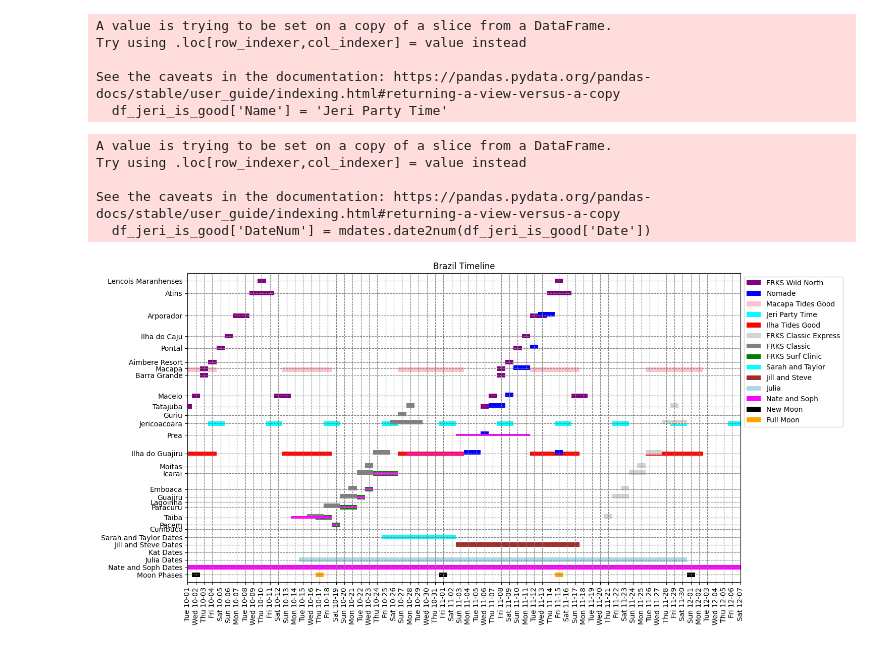
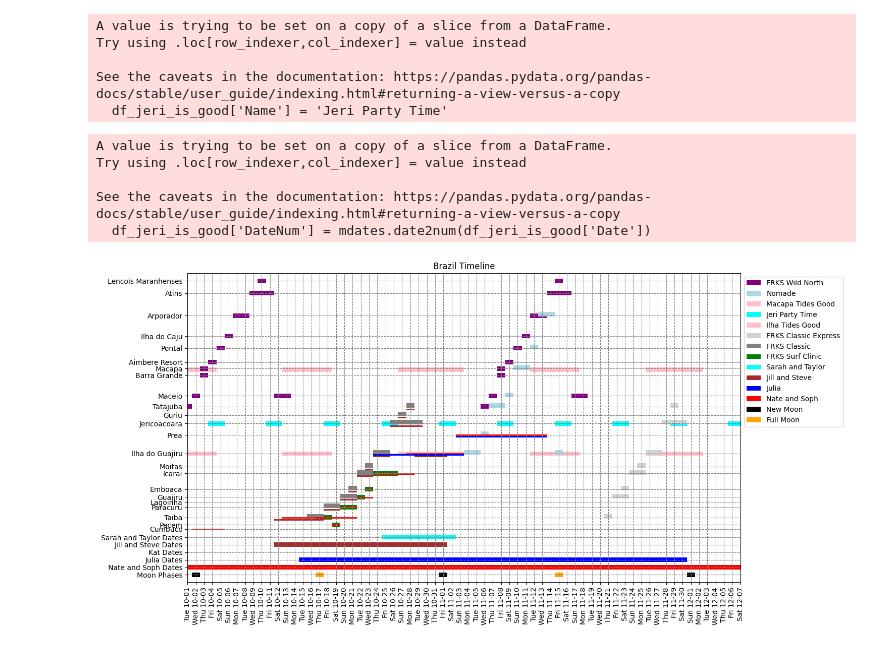
Before and after one commit to natecostello/brazil-timeline-2024, a Jupyter notebook: timeline.ipynb, the cells around one changed output. Saved outputs shown, nothing was run; the diff lists cells and outputs as text; code cells hidden in the pictures.

```diff
--- a/timeline.ipynb
+++ b/timeline.ipynb
@@ -31,6 +31,8 @@ df_nov_nomad = pd.read_csv(StringIO(data.nov_nomade_csv), parse_dates=['Date'])
 # %%
 # prep itenary data
 df_nate_and_soph_itinerary = pd.read_csv(StringIO(data.nate_and_soph_itin_csv), parse_dates=['Date'])
+df_julia_itinerary = pd.read_csv(StringIO(data.julia_itin_csv), parse_dates=['Date'])
+df_jill_and_steve_itinerary = pd.read_csv(StringIO(data.jill_and_steve_itin_csv), parse_dates=['Date'])
 # %%
 # copy df_fortaleza_high_tide to df_ilha_do_guajiru_high_tide
 df_ilha_do_guajiru_high_tide = df_fortaleza_high_tide.copy()
@@ -76,6 +78,8 @@ df_jeri_is_good['DateNum'] = mdates.date2num(df_jeri_is_good['Date'])
 df_macapa_is_good['DateNum'] = mdates.date2num(df_macapa_is_good['Date'])
 df_nov_nomad['DateNum'] = mdates.date2num(df_nov_nomad['Date'])
 df_nate_and_soph_itinerary['DateNum'] = mdates.date2num(df_nate_and_soph_itinerary['Date'])
+df_julia_itinerary['DateNum'] = mdates.date2num(df_julia_itinerary['Date'])
+df_jill_and_steve_itinerary['DateNum'] = mdates.date2num(df_jill_and_steve_itinerary['Date'])
 
 # Assuming a fixed duration for visualization, adjusted to start half a day earlier
 duration = 1  # Duration of one day
@@ -171,22 +175,33 @@ for _, row in df_nate_and_soph_itinerary.iterrows():
     start_date = mdates.date2num(row['Date']) - half_day  # Adjust start date to half a day earlier
     nate_and_soph_itinerary_dates.append((start_date, duration))
 
+# Prepare data for plotting Julia itinerary
+julia_itinerary_dates = []
+for _, row in df_julia_itinerary.iterrows():
+    start_date = mdates.date2num(row['Date']) - half_day  # Adjust start date to half a day earlier
+    julia_itinerary_dates.append((start_date, duration))
+
+# Prepare data for plotting Jill and Steve itinerary
+jill_and_steve_itinerary_dates = []
+for _, row in df_jill_and_steve_itinerary.iterrows():
+    start_date = mdates.date2num(row['Date']) - half_day  # Adjust start date to half a day earlier
+    jill_and_steve_itinerary_dates.append((start_date, duration))
 
 # Plotting
 fig, ax = plt.subplots(figsize=(15, 15*data.factor))
 colors = {'New Moon': 'black',
           'Full Moon': 'orange',
-          'Nate and Soph': 'magenta',
-          'Julia': 'lightblue',
+          'Nate and Soph': 'red',
+          'Julia': 'blue',
           'Jill and Steve': 'brown',
           'Sarah and Taylor': 'aqua',
           'Surf Camp': 'green',
-          'Ilha is Good': 'red',
+          'Ilha is Good': 'pink',
           'Oct Wild North': 'purple',
           'Oct Classic': 'grey',
           'Nov Classic Express': 'lightgrey',
           'Jeri is Good': 'cyan',
-          'Nomade': 'blue',
+          'Nomade': 'lightblue',
           'Macapa is Good': 'pink'}
 
 width = 3#*data.factor
@@ -271,7 +286,23 @@ df_nate_and_soph_itinerary['LocationNum'] = df_nate_and_soph_itinerary['Location
 # Plot Nate and Soph itinerary
 for location, group in df_nate_and_soph_itinerary.groupby('Location'):
     bars = [(date_num - half_day, 1) for date_num in group['DateNum']]  # Assuming each event lasts 1 day
-    ax.broken_barh(bars, (name_to_number[location] - offset/2, width/2), facecolors=colors['Nate and Soph'])
+    ax.broken_barh(bars, (name_to_number[location] - offset/2, width/3), facecolors=colors['Nate and Soph'])
+
+# Map 'Location' to a numerical value
+df_julia_itinerary['LocationNum'] = df_julia_itinerary['Location'].map(name_to_number)
+
+# Plot Julia itinerary
+for location, group in df_julia_itinerary.groupby('Location'):
+    bars = [(date_num - half_day, 1) for date_num in group['DateNum']]  # Assuming each event lasts 1 day
+    ax.broken_barh(bars, (name_to_number[location] - 2*offset/2, width/3), facecolors=colors['Julia'])
+
+# Map 'Location' to a numerical value
+df_jill_and_steve_itinerary['LocationNum'] = df_jill_and_steve_itinerary['Location'].map(name_to_number)
+
+# Plot Jill and Steve itinerary
+for location, group in df_jill_and_steve_itinerary.groupby('Location'):
+    bars = [(date_num - half_day, 1) for date_num in group['DateNum']]  # Assuming each event lasts 1 day
+    ax.broken_barh(bars, (name_to_number[location] - 3*offset/2, width/3), facecolors=colors['Jill and Steve'])
 
 # Formatting the plot
 ax.set_yticks([])
@@ -310,31 +341,31 @@ end_date = mdates.date2num(datetime(2024, 12, 7))
 ax.set_xlim(start_date, end_date)
 # Set Y-axis range
 # Since your bars are at y=10 with a height of 1, setting the range from 0 to 15 gives some padding
 ax.set_ylim(min(name_to_number.values())-5, max(name_to_number.values())+5)
 
 
 # Set major ticks locator to each day
 ax.xaxis.set_major_locator(mdates.DayLocator())
 # Set major ticks format
 ax.xaxis.set_major_formatter(mdates.DateFormatter('%a %m-%d'))
 # Set Y-axis tick positions
 ax.set_yticks(list(name_to_number.values()))
 # Set Y-axis tick labels
 ax.set_yticklabels(list(name_to_number.keys()))
 
 # Enable vertical grid lines for each day
 ax.grid(True, which='major', axis='x', linestyle='--', color='gray')
 ax.grid(True, which='major', axis='y', linestyle='--', color='gray')
 
 # The rest of your plotting code remains unchanged
 plt.xticks(rotation=90)
 plt.title('Brazil Timeline')
 plt.tight_layout()
 plt.show()
 # %% [output]
 A value is trying to be set on a copy of a slice from a DataFrame.
 Try using .loc[row_indexer,col_indexer] = value instead
 
 See the caveats in the documentation: https://pandas.pydata.org/pandas-docs/stable/user_guide/indexing.html#returning-a-view-versus-a-copy
   df_jeri_is_good['DateNum'] = mdates.date2num(df_jeri_is_good['Date'])
-[figure, old version]
+[figure, new version]
```
Also changed, not shown: 1 other file.
